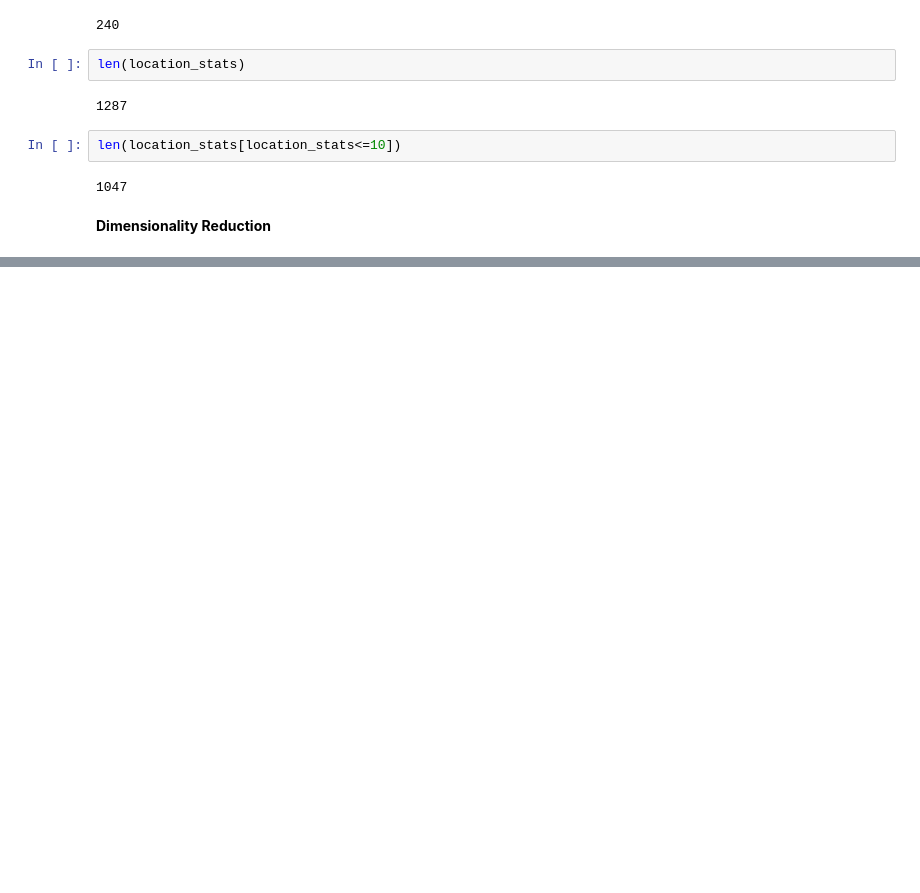
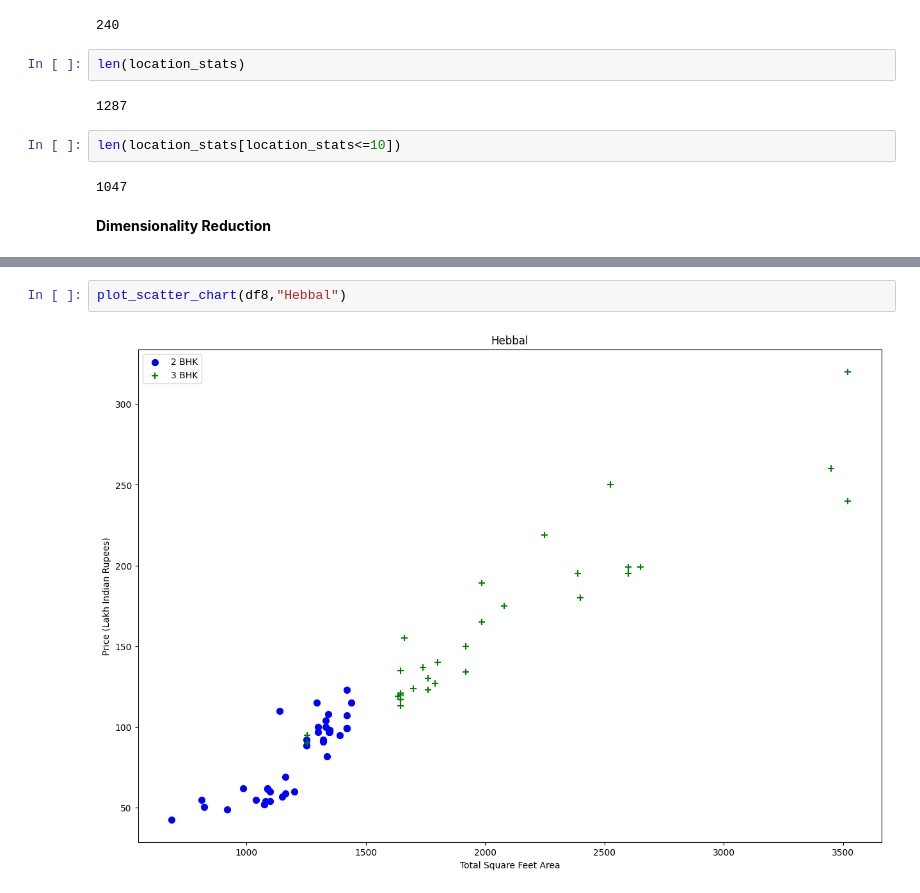
Before and after one commit to diya-burman/Advanced-House-Price-Prediction, a Jupyter notebook: banglore_home_prices_final.ipynb, the cells around one changed output, grey strips where cells are left out. Saved outputs shown, nothing was run; the diff lists cells and outputs as text; blank space fills up the shorter version.

```diff
--- a/banglore_home_prices_final.ipynb
+++ b/banglore_home_prices_final.ipynb
@@ -221,0 +386,4 @@ len(location_stats[location_stats<=10])
+# %%
+plot_scatter_chart(df8,"Hebbal")
+# %% [output]
+[figure, added]
```
Also changed, not shown: parts of 26 cells of this notebook.
